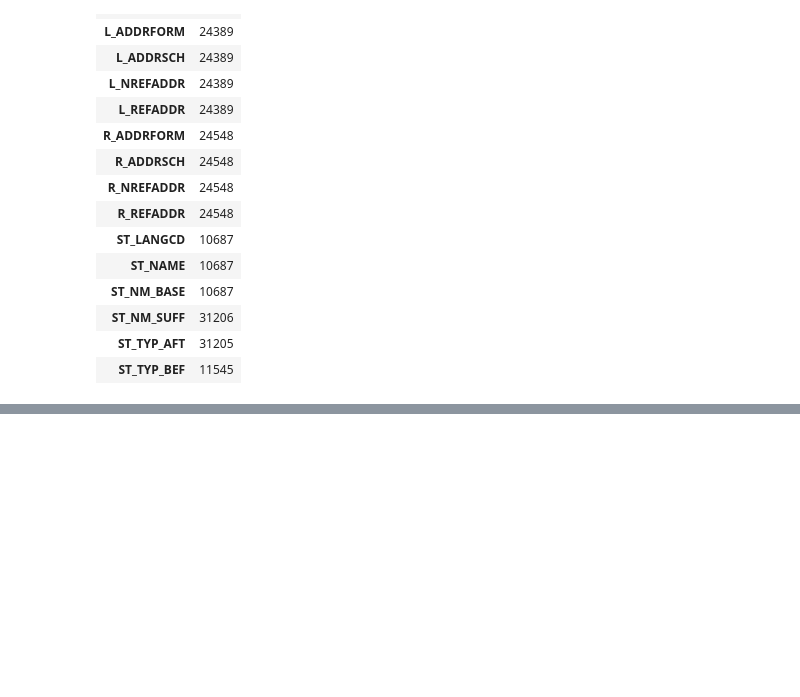
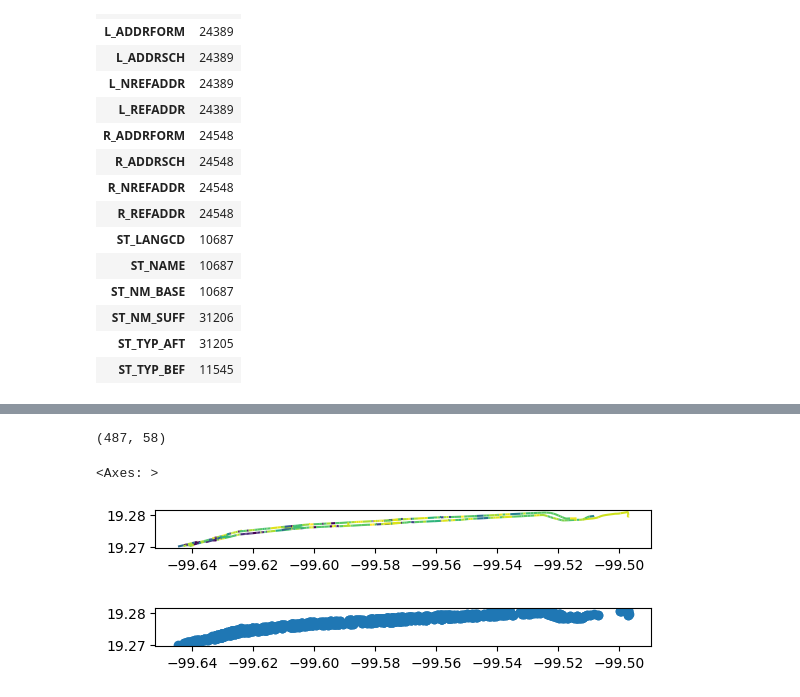
Before and after one commit to KarlaMun/Here-Hackaton, a Jupyter notebook: eda2.ipynb, the cells around one changed output, grey strips where cells are left out. Saved outputs shown, nothing was run; the diff lists cells and outputs as text; code cells hidden in the pictures; blank space fills up the shorter version.

```diff
--- a/eda2.ipynb
+++ b/eda2.ipynb
@@ -109,0 +156,10 @@ mv
+# %%
+example = combined_map.loc[combined_map["ST_NAME"] == "AVENIDA SOLIDARIDAD LAS TORRES"]
+print(example.shape)
+example.plot(column = 'link_id')
+example.boundary.plot()
+# %% [output]
+(487, 58)
+<Axes: >
+[figure, added]
+[figure, added]
```
Also changed, not shown: parts of 9 cells of this notebook.
